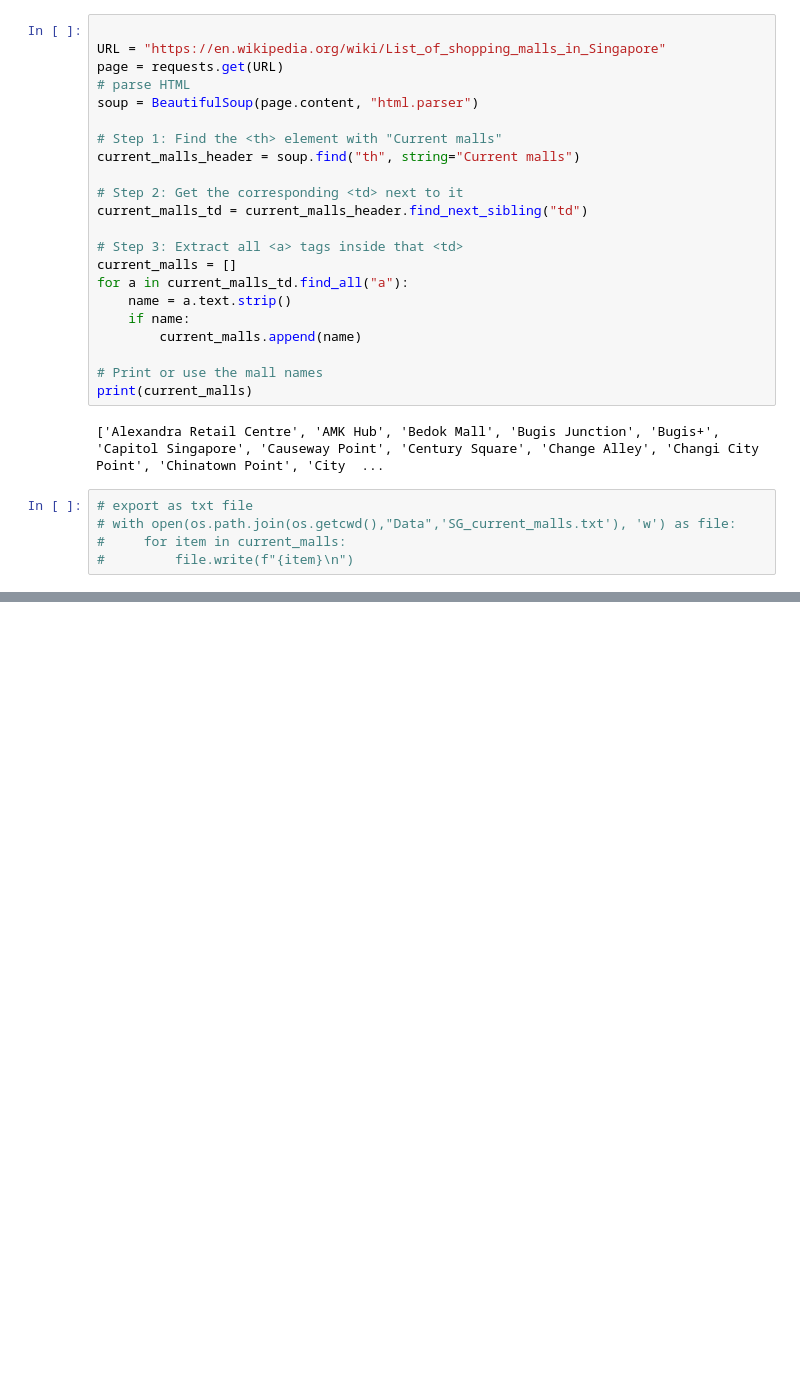
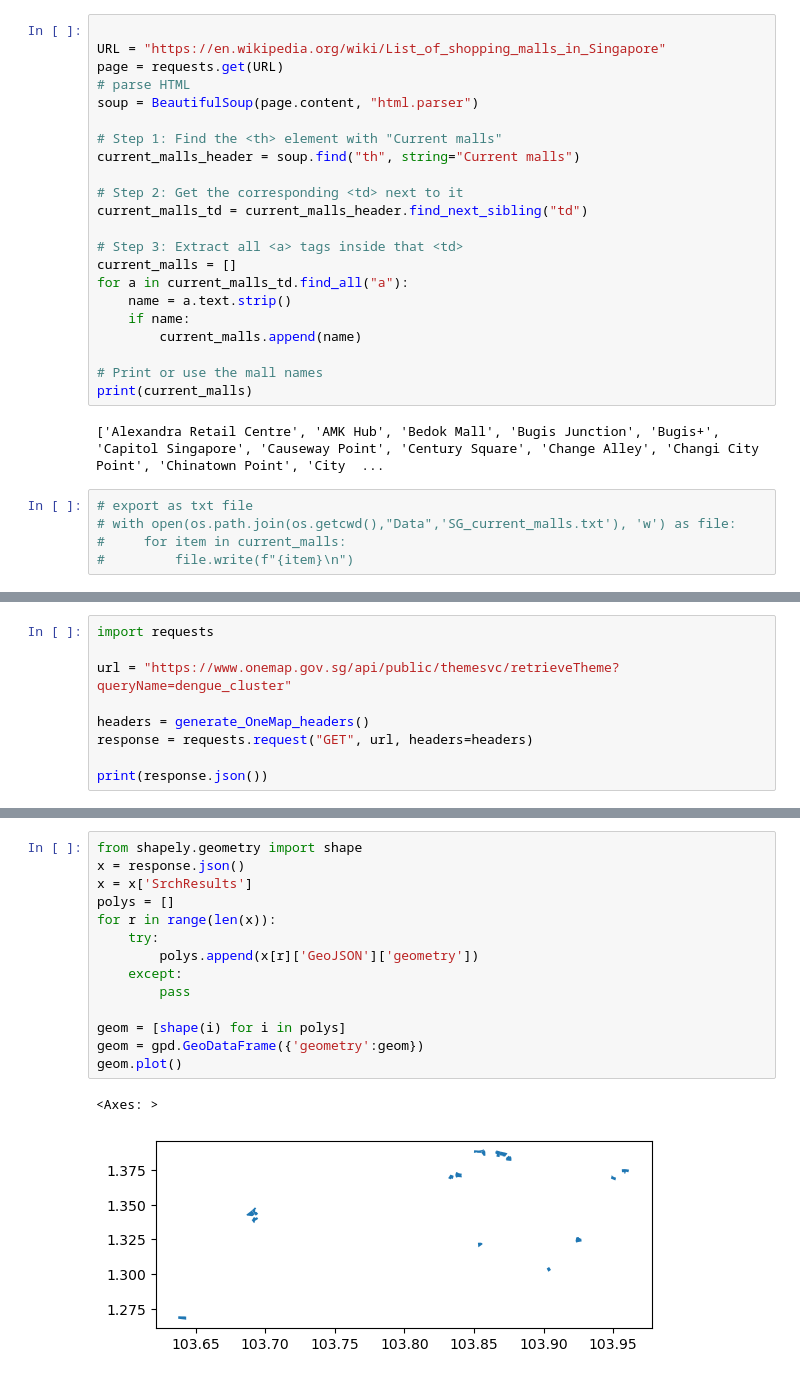
Before and after one commit to pakhuiying/property_prices_flood, a Jupyter notebook: amenities.ipynb, the cells around one changed output, grey strips where cells are left out. Drawn from its saved outputs; the diff is of its cells as text; blank space fills up the shorter version.

```diff
--- a/amenities.ipynb
+++ b/amenities.ipynb
@@ -194,0 +340,9 @@ print(current_malls)
+# %%
+import requests
+
+url = "https://www.onemap.gov.sg/api/public/themesvc/retrieveTheme?queryName=dengue_cluster"
+
+headers = generate_OneMap_headers()
+response = requests.request("GET", url, headers=headers)
+
+print(response.json())
@@ -194,0 +351,17 @@ print(current_malls)
+# %%
+from shapely.geometry import shape
+x = response.json()
+x = x['SrchResults']
+polys = []
+for r in range(len(x)):
+    try:
+        polys.append(x[r]['GeoJSON']['geometry'])
+    except:
+        pass
+
+geom = [shape(i) for i in polys]
+geom = gpd.GeoDataFrame({'geometry':geom})
+geom.plot()
+# %% [output]
+<Axes: >
+[figure, added]
```
Also changed, not shown: parts of 15 cells of this notebook.
